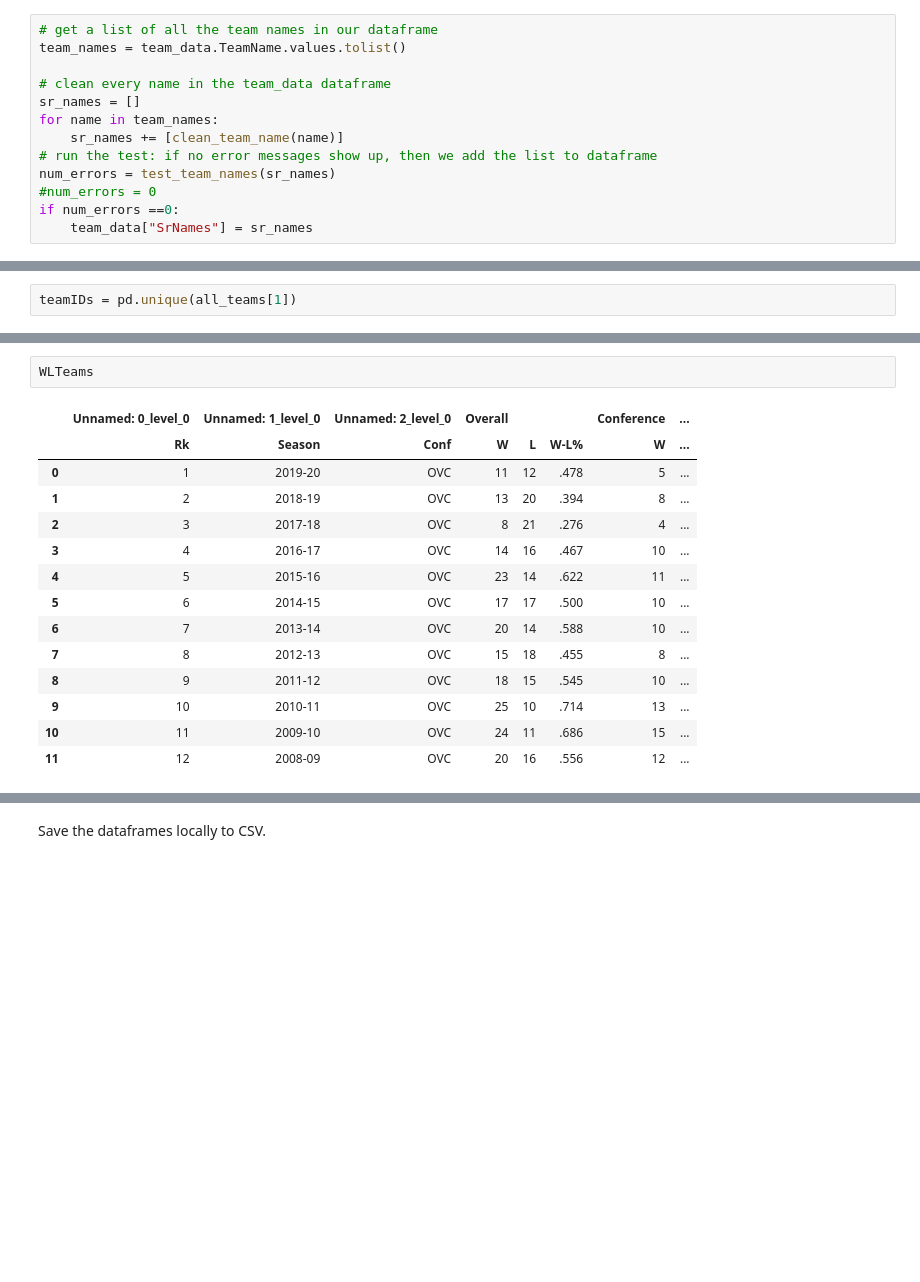
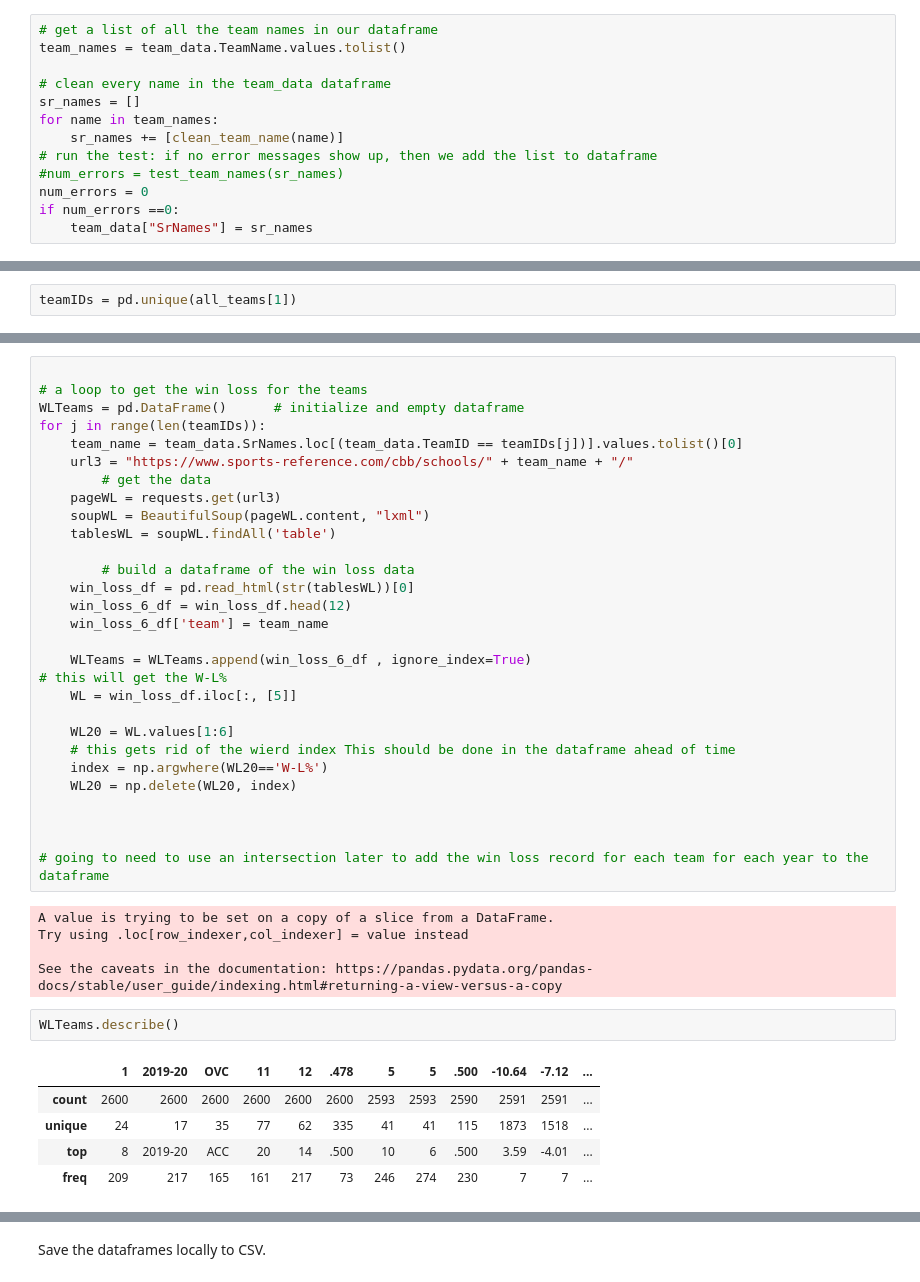
Before and after one commit to cmf2196/march_madness, a Jupyter notebook: data_collection.ipynb, the cells around one changed output, grey strips where cells are left out. Cells and saved outputs as stored; diff of their text form; blank space fills up the shorter version.

Commit message:
got us some more data

```diff
--- a/data_collection.ipynb
+++ b/data_collection.ipynb
@@ -174,7 +174,7 @@ sr_names = []
 for name in team_names:
     sr_names += [clean_team_name(name)]
 # run the test: if no error messages show up, then we add the list to dataframe
-num_errors = test_team_names(sr_names)
-#num_errors = 0
+#num_errors = test_team_names(sr_names)
+num_errors = 0
 if num_errors ==0:
     team_data["SrNames"] = sr_names
@@ -319,20 +282,45 @@ Try using .loc[row_indexer,col_indexer] = value instead
 
 See the caveats in the documentation: https://pandas.pydata.org/pandas-docs/stable/user_guide/indexing.html#returning-a-view-versus-a-copy
   from ipykernel import kernelapp as app
+# %%
+
+# a loop to get the win loss for the teams
+WLTeams = pd.DataFrame()      # initialize and empty dataframe
+for j in range(len(teamIDs)):
+    team_name = team_data.SrNames.loc[(team_data.TeamID == teamIDs[j])].values.tolist()[0]
+    url3 = "https://www.sports-reference.com/cbb/schools/" + team_name + "/"
+        # get the data
+    pageWL = requests.get(url3)
+    soupWL = BeautifulSoup(pageWL.content, "lxml")
+    tablesWL = soupWL.findAll('table')
+
+        # build a dataframe of the win loss data
+    win_loss_df = pd.read_html(str(tablesWL))[0]
+    win_loss_6_df = win_loss_df.head(12)
+    win_loss_6_df['team'] = team_name
+
+    WLTeams = WLTeams.append(win_loss_6_df , ignore_index=True)
+# this will get the W-L%
+    WL = win_loss_df.iloc[:, [5]]
+
+    WL20 = WL.values[1:6]
+    # this gets rid of the wierd index This should be done in the dataframe ahead of time
+    index = np.argwhere(WL20=='W-L%')
+    WL20 = np.delete(WL20, index)
+
+
+
+# going to need to use an intersection later to add the win loss record for each team for each year to the dataframe
+# %% [output]
+A value is trying to be set on a copy of a slice from a DataFrame.
+Try using .loc[row_indexer,col_indexer] = value instead
+
+See the caveats in the documentation: https://pandas.pydata.org/pandas-docs/stable/user_guide/indexing.html#returning-a-view-versus-a-copy
 # %%
-WLTeams
+WLTeams.describe()
 # %% [output]
-|  | Unnamed: 0_level_0 | Unnamed: 1_level_0 | Unnamed: 2_level_0 | Overall |  |  | Conference | ... |
-|  | Rk | Season | Conf | W | L | W-L% | W | ... |
-| 0 | 1 | 2019-20 | OVC | 11 | 12 | .478 | 5 | ... |
-| 1 | 2 | 2018-19 | OVC | 13 | 20 | .394 | 8 | ... |
-| 2 | 3 | 2017-18 | OVC | 8 | 21 | .276 | 4 | ... |
-| 3 | 4 | 2016-17 | OVC | 14 | 16 | .467 | 10 | ... |
-| 4 | 5 | 2015-16 | OVC | 23 | 14 | .622 | 11 | ... |
-| 5 | 6 | 2014-15 | OVC | 17 | 17 | .500 | 10 | ... |
-| 6 | 7 | 2013-14 | OVC | 20 | 14 | .588 | 10 | ... |
-| 7 | 8 | 2012-13 | OVC | 15 | 18 | .455 | 8 | ... |
-| 8 | 9 | 2011-12 | OVC | 18 | 15 | .545 | 10 | ... |
-| 9 | 10 | 2010-11 | OVC | 25 | 10 | .714 | 13 | ... |
-| 10 | 11 | 2009-10 | OVC | 24 | 11 | .686 | 15 | ... |
-| 11 | 12 | 2008-09 | OVC | 20 | 16 | .556 | 12 | ... |
+|  | 1 | 2019-20 | OVC | 11 | 12 | .478 | 5 | 5 | .500 | -10.64 | -7.12 | ... |
+| count | 2600 | 2600 | 2600 | 2600 | 2600 | 2600 | 2593 | 2593 | 2590 | 2591 | 2591 | ... |
+| unique | 24 | 17 | 35 | 77 | 62 | 335 | 41 | 41 | 115 | 1873 | 1518 | ... |
+| top | 8 | 2019-20 | ACC | 20 | 14 | .500 | 10 | 6 | .500 | 3.59 | -4.01 | ... |
+| freq | 209 | 217 | 165 | 161 | 217 | 73 | 246 | 274 | 230 | 7 | 7 | ... |
```
Also changed, not shown: parts of 7 cells of this notebook.
